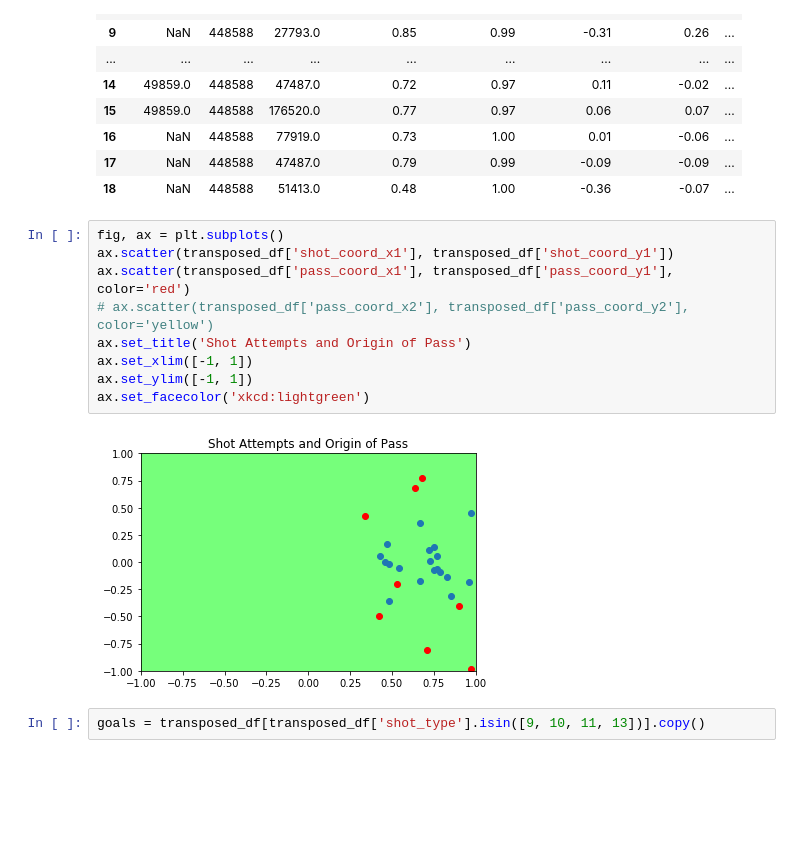
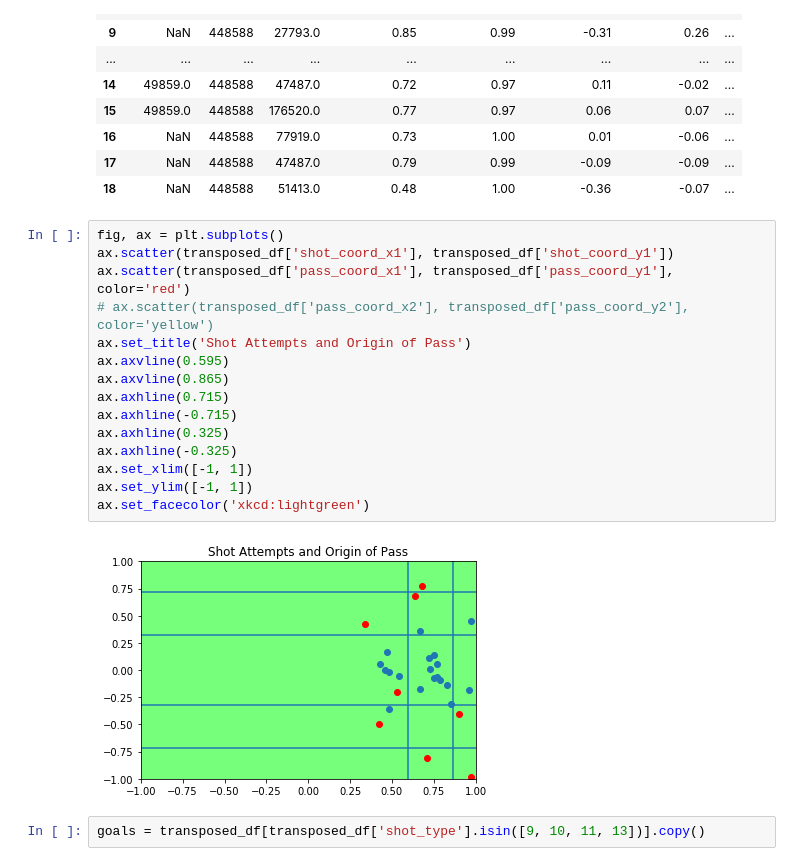
Before and after one commit to d-v-dlee/super_liga_xg, a Jupyter notebook: test_functions.ipynb, the cells around one changed output. Cells and saved outputs as stored; diff of their text form; blank space fills up the shorter version.

```diff
--- a/test_functions.ipynb
+++ b/test_functions.ipynb
@@ -140,14 +140,20 @@ transposed_df
 # %%
 fig, ax = plt.subplots()
 ax.scatter(transposed_df['shot_coord_x1'], transposed_df['shot_coord_y1'])
 ax.scatter(transposed_df['pass_coord_x1'], transposed_df['pass_coord_y1'], color='red')
 # ax.scatter(transposed_df['pass_coord_x2'], transposed_df['pass_coord_y2'], color='yellow')
 ax.set_title('Shot Attempts and Origin of Pass')
+ax.axvline(0.595)
+ax.axvline(0.865)
+ax.axhline(0.715)
+ax.axhline(-0.715)
+ax.axhline(0.325)
+ax.axhline(-0.325)
 ax.set_xlim([-1, 1])
 ax.set_ylim([-1, 1])
 ax.set_facecolor('xkcd:lightgreen')
 # %% [output]
-[figure, old version]
+[figure, new version]
 # %%
 goals = transposed_df[transposed_df['shot_type'].isin([9, 10, 11, 13])].copy()
 # %%
```
Also changed, not shown: parts of 15 cells of this notebook, 1 other file.
